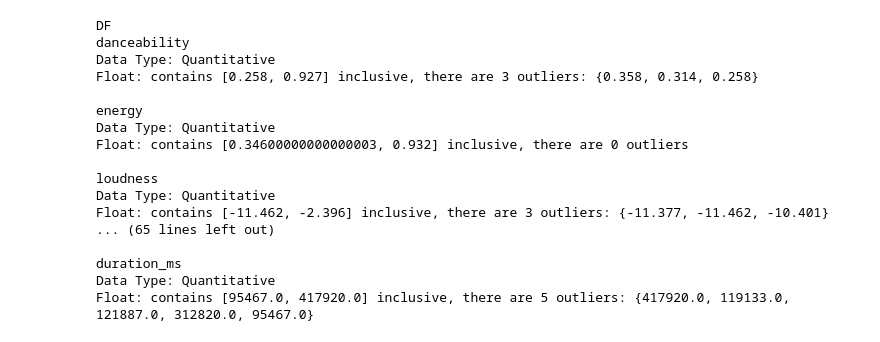
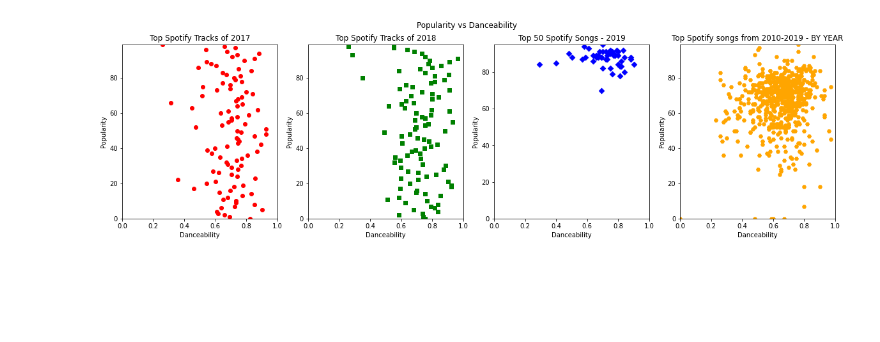
Before and after one commit to christophersarmiento/spotify-analysis, a Jupyter notebook: src/analysis.ipynb, the cells around one changed output. Cells and saved outputs as stored; diff of their text form; code cells hidden in the pictures; blank space fills up the shorter version.

Commit message:
created function 'scatter' to generate scatter plots for all the data sets for any 2 given columns, tried to standardize all data set columns, plotted popularity vs danceability

```diff
--- a/src/analysis.ipynb
+++ b/src/analysis.ipynb
@@ -45,43 +0,0 @@ There are 3 unique values: {3.0, 4.0, 5.0}
-# %%
-for df in [top_2017, top_2018]:
-    print("DF")
-    for col in df.columns:
-        if col in ["id","name", "artists", "key", "mode", "time_signature"]:
-            continue
-        print(col)
-        q3 = df[col].quantile(.75)
-        q1 = df[col].quantile(.25)
-        outlier_threshold = 1.5 * (q3 - q1)
-        outliers = list(df[col][(df[col] < q1 - outlier_threshold) | (df[col] > q3 + outlier_threshold)])
-        mini = df[col].min()
-        maxi = df[col].max()
-        c = len(outliers)
-        print("Data Type: Quantitative")
-        print(f"Float: contains [{mini}, {maxi}] inclusive, there {'is' if c == 1 else 'are'} {c} outlier{'s' if c != 1 else ''}",end="")
-        if len(outliers) == 0:
-            print("\n")
-            continue
-        print(": {",end="")
-        for val in outliers:
-            print(val,end="")
-            if not val is outliers[-1]:
-                print(", ",end="")
-        print("}\n")
-# %% [output]
-DF
-danceability
-Data Type: Quantitative
-Float: contains [0.258, 0.927] inclusive, there are 3 outliers: {0.358, 0.314, 0.258}
-
-energy
-Data Type: Quantitative
-Float: contains [0.34600000000000003, 0.932] inclusive, there are 0 outliers
-
-loudness
-Data Type: Quantitative
-Float: contains [-11.462, -2.396] inclusive, there are 3 outliers: {-11.377, -11.462, -10.401}
-... (65 lines left out)
-
-duration_ms
-Data Type: Quantitative
-Float: contains [95467.0, 417920.0] inclusive, there are 5 outliers: {417920.0, 119133.0, 121887.0, 312820.0, 95467.0}
@@ -87,0 +66,28 @@ Float: contains [95467.0, 417920.0] inclusive, there are 5 outliers: {417920.0,
+# %%
+def scatter(dfs: dict, c1: str, c2: str):
+    global key_map
+
+    ret, axs = plt.subplots(1, 4, figsize=(20,5))
+    for key, i in zip(dfs, range(len(dfs))):
+        try:
+            x = dfs[key][c1]
+            y = dfs[key][c2]
+            max_x = round(x.max())
+            max_y = round(y.max())
+        except Exception as e:
+            # print(f"{i}: {e}")
+            continue
+
+        _ = key_map[key]
+        axs[i].scatter(x, y, marker=_["marker"], color=_["color"])
+        axs[i].set_xlim([0, max_x])
+        axs[i].set_ylim([0, max_y])
+        axs[i].title.set_text(_["title"])
+        axs[i].set(xlabel=c1.capitalize(), ylabel=c2.capitalize())
+
+    ret.suptitle(f"{c2.capitalize()} vs {c1.capitalize()}")
+    return ret
+# %%
+scatter_plots = scatter(dataframes, "danceability", "popularity")
+# %% [output]
+[figure, added]
```
Also changed, not shown: parts of 3 cells of this notebook.
